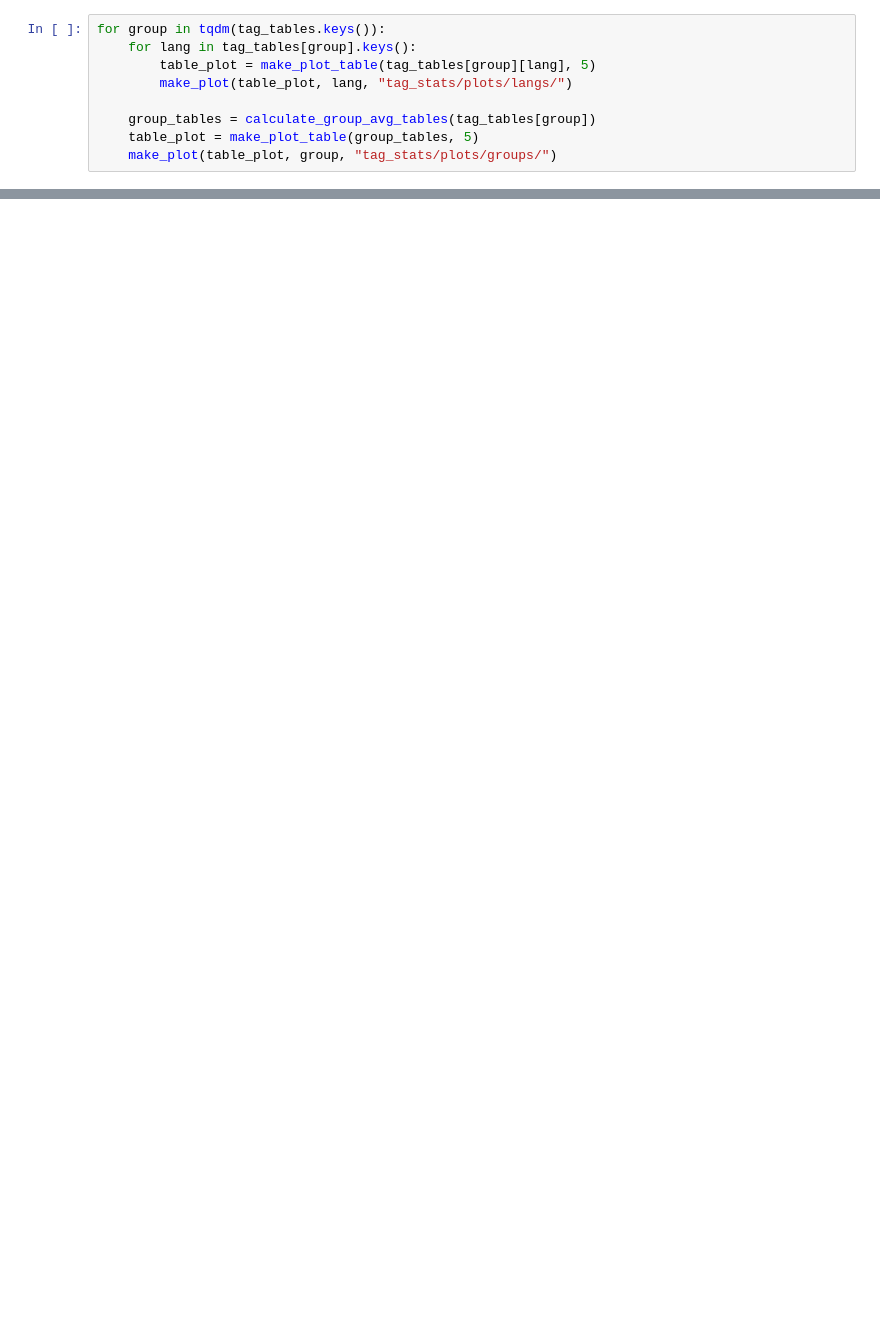
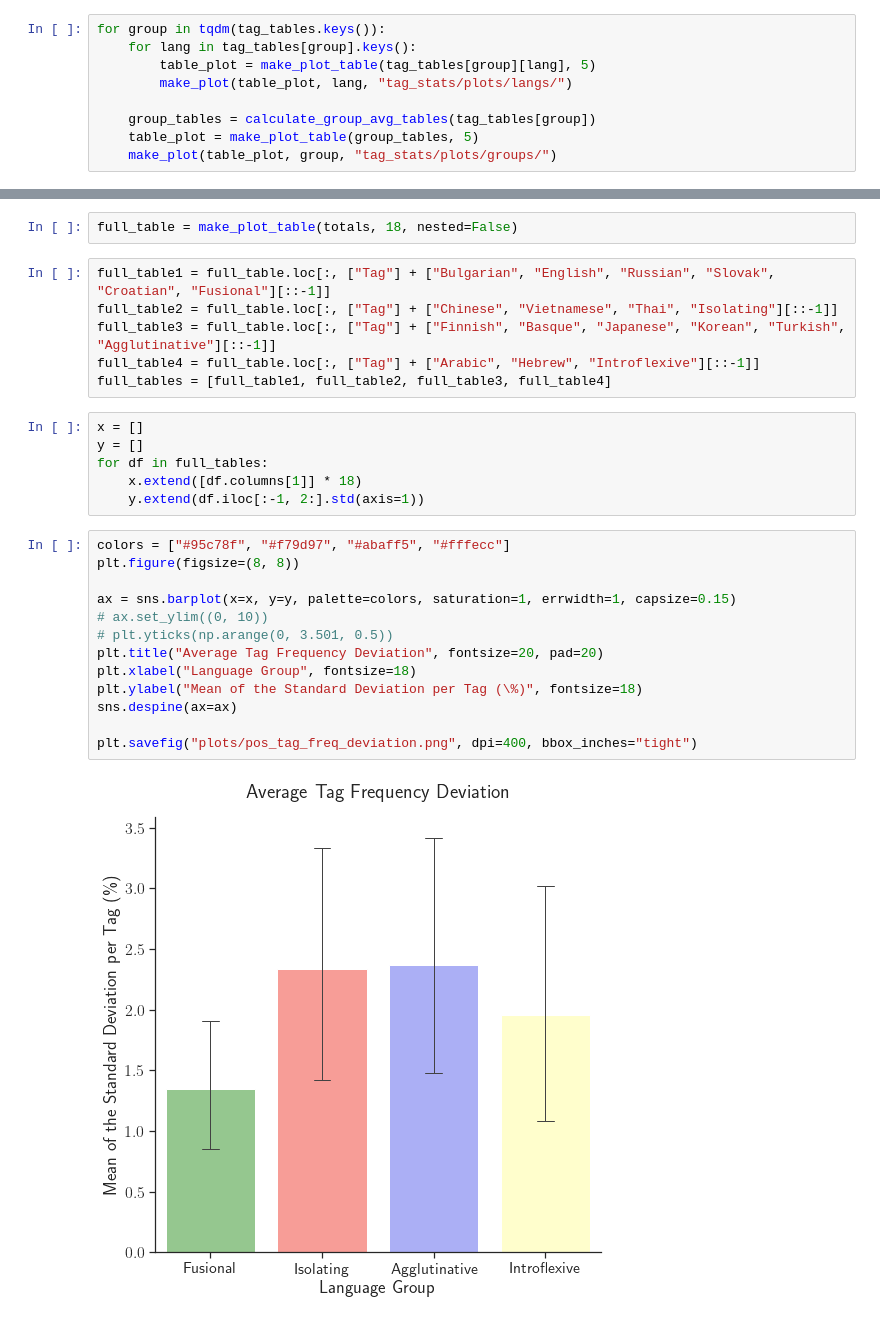
Before and after one commit to jerbarnes/typology_of_crosslingual, a Jupyter notebook: data_exploration/PoS_tags_distribution.ipynb, the cells around one changed output, grey strips where cells are left out. Cells and saved outputs as stored; diff of their text form; blank space fills up the shorter version.

```diff
--- a/data_exploration/PoS_tags_distribution.ipynb
+++ b/data_exploration/PoS_tags_distribution.ipynb
@@ -221,0 +343,29 @@ for group in tqdm(tag_tables.keys()):
+# %%
+full_table = make_plot_table(totals, 18, nested=False)
+# %%
+full_table1 = full_table.loc[:, ["Tag"] + ["Bulgarian", "English", "Russian", "Slovak", "Croatian", "Fusional"][::-1]]
+full_table2 = full_table.loc[:, ["Tag"] + ["Chinese", "Vietnamese", "Thai", "Isolating"][::-1]]
+full_table3 = full_table.loc[:, ["Tag"] + ["Finnish", "Basque", "Japanese", "Korean", "Turkish", "Agglutinative"][::-1]]
+full_table4 = full_table.loc[:, ["Tag"] + ["Arabic", "Hebrew", "Introflexive"][::-1]]
+full_tables = [full_table1, full_table2, full_table3, full_table4]
+# %%
+x = []
+y = []
+for df in full_tables:
+    x.extend([df.columns[1]] * 18)
+    y.extend(df.iloc[:-1, 2:].std(axis=1))
+# %%
+colors = ["#95c78f", "#f79d97", "#abaff5", "#fffecc"]
+plt.figure(figsize=(8, 8))
+
+ax = sns.barplot(x=x, y=y, palette=colors, saturation=1, errwidth=1, capsize=0.15)
+# ax.set_ylim((0, 10))
+# plt.yticks(np.arange(0, 3.501, 0.5))
+plt.title("Average Tag Frequency Deviation", fontsize=20, pad=20)
+plt.xlabel("Language Group", fontsize=18)
+plt.ylabel("Mean of the Standard Deviation per Tag (\%)", fontsize=18)
+sns.despine(ax=ax)
+
+plt.savefig("plots/pos_tag_freq_deviation.png", dpi=400, bbox_inches="tight")
+# %% [output]
+[figure, added]
```
Also changed, not shown: parts of 9 cells of this notebook.
